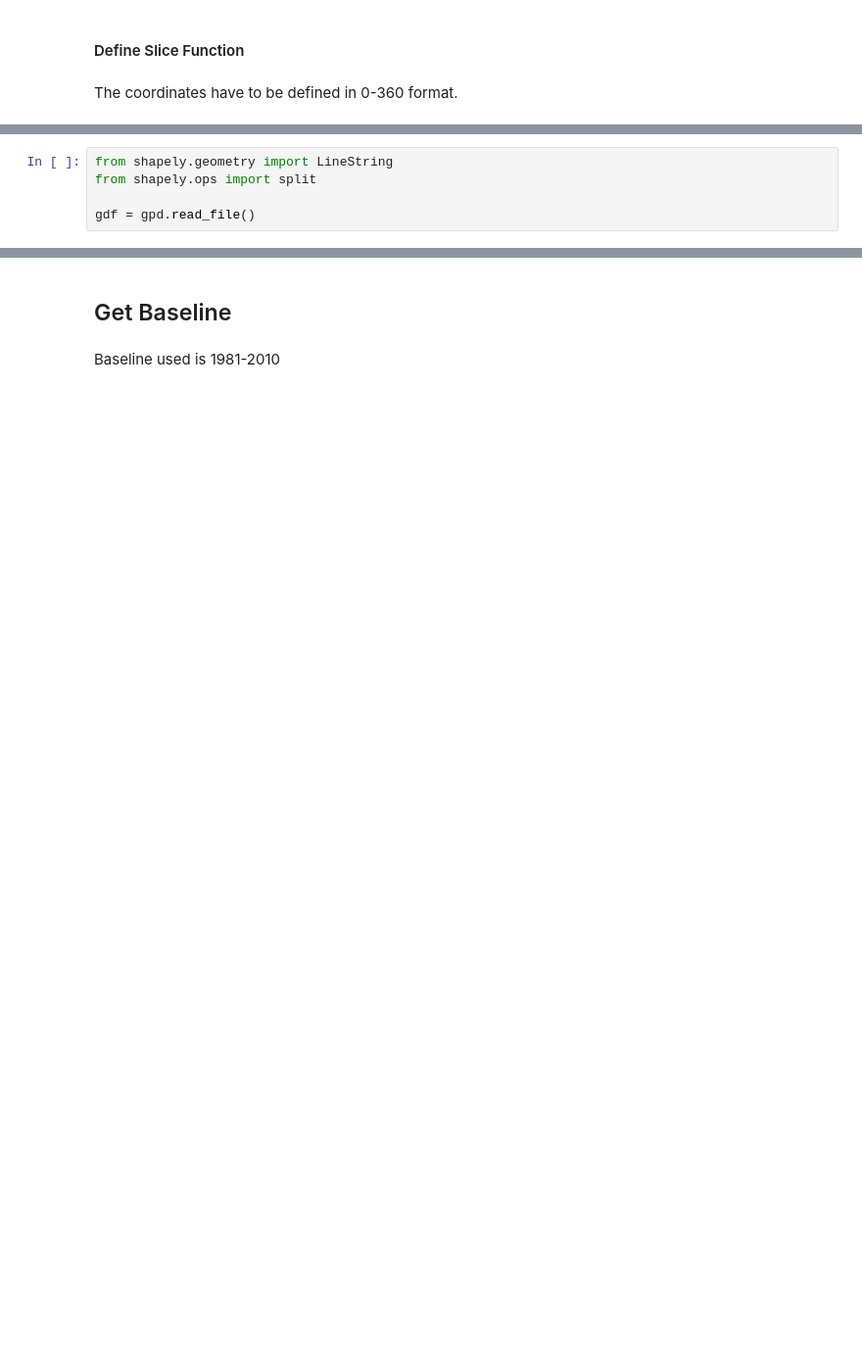
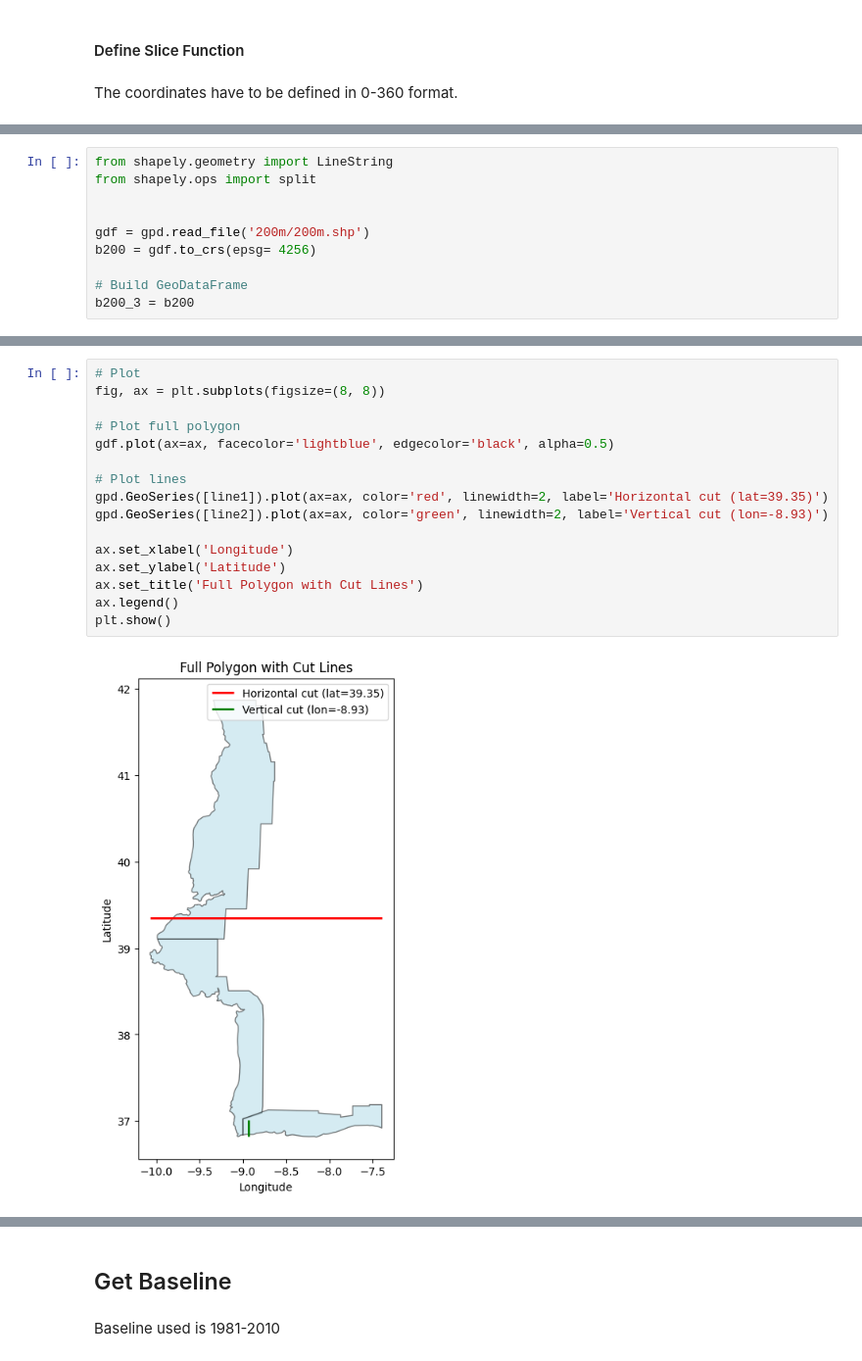
Before and after one commit to silveira-m/marineheatwaves, a Jupyter notebook: mhw_analysis_200m_zones.ipynb, the cells around one changed output, grey strips where cells are left out. Shown at 98% size. Drawn from its saved outputs; the diff is of its cells as text; blank space fills up the shorter version.

```diff
--- a/mhw_analysis_200m_zones.ipynb
+++ b/mhw_analysis_200m_zones.ipynb
@@ -37,4 +38,9 @@ def spatial_subset(ds):
 from shapely.geometry import LineString
 from shapely.ops import split
 
-gdf = gpd.read_file()
+
+gdf = gpd.read_file('200m/200m.shp')
+b200 = gdf.to_crs(epsg= 4256)
+
+# Build GeoDataFrame
+b200_3 = b200
@@ -40,0 +54,18 @@ gdf = gpd.read_file()
+# %%
+# Plot
+fig, ax = plt.subplots(figsize=(8, 8))
+
+# Plot full polygon
+gdf.plot(ax=ax, facecolor='lightblue', edgecolor='black', alpha=0.5)
+
+# Plot lines
+gpd.GeoSeries([line1]).plot(ax=ax, color='red', linewidth=2, label='Horizontal cut (lat=39.35)')
+gpd.GeoSeries([line2]).plot(ax=ax, color='green', linewidth=2, label='Vertical cut (lon=-8.93)')
+
+ax.set_xlabel('Longitude')
+ax.set_ylabel('Latitude')
+ax.set_title('Full Polygon with Cut Lines')
+ax.legend()
+plt.show()
+# %% [output]
+[figure, added]
```
Also changed, not shown: parts of 22 cells of this notebook, 9 other files.
